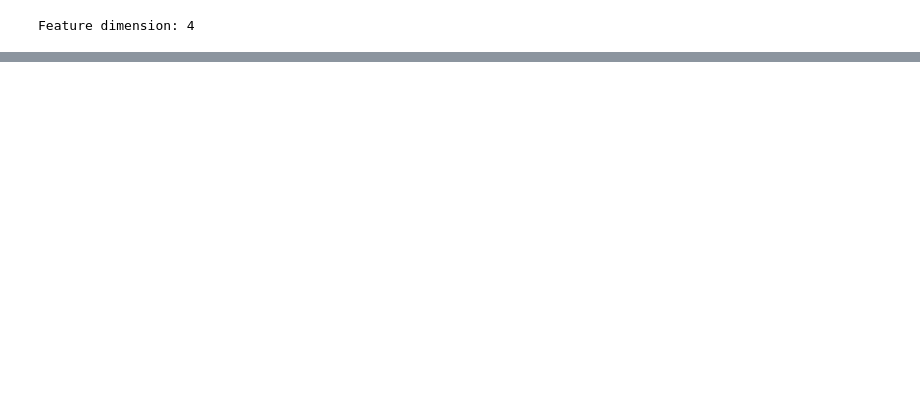
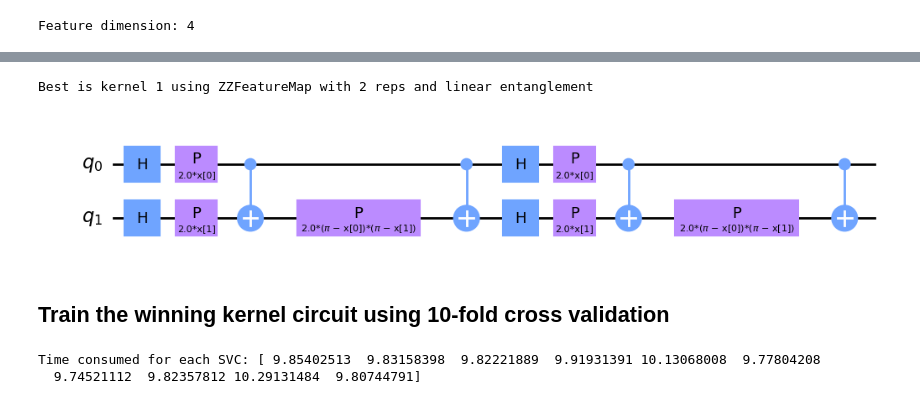
Before and after one commit to lukasbischof/qi-project, a Jupyter notebook: qsvm_vlds.ipynb, the cells around one changed output, grey strips where cells are left out. Saved outputs shown, nothing was run; the diff lists cells and outputs as text; code cells hidden in the pictures; blank space fills up the shorter version.

```diff
--- a/qsvm_vlds.ipynb
+++ b/qsvm_vlds.ipynb
@@ -25,6 +38,9 @@ print(f"Feature dimension: {feature_dimension}")
 Feature dimension: 4
 # %%
 # Split the data into training and test sets
+all_features = df.copy()
+all_labels = all_features.pop('label')
+
 train = df.sample(frac=0.75, random_state=42)
 test = df.drop(train.index)
 
@@ -37,8 +57,3 @@ test_labels = test_features.pop('label')
 # %%
 algorithm_globals.random_seed = 42
 quantum_instance = QuantumInstance(Aer.get_backend("aer_simulator"), shots=1024)
-# %%
-feature_map = ZZFeatureMap(feature_dimension=feature_dimension, reps=2, entanglement='linear')
-kernel = QuantumKernel(feature_map=feature_map, quantum_instance=quantum_instance)
-# kernel = FidelityQuantumKernel(fidelity=ComputeUncompute(sampler=Sampler()))
-svc = SVC(kernel=kernel.evaluate)
@@ -50,0 +97,6 @@ QSVM score: 0.68
+# %%
+svc = SVC(C=0.001)
+search = RandomizedSearchCV(svc, cv=10, n_iter=16, n_jobs=-1, refit=True,
+                            param_distributions={'kernel': [kernel.evaluate for kernel in kernels]})
+# search.fit(train_features, train_labels)
+search.fit(all_features, all_labels)
@@ -50,0 +111,10 @@ QSVM score: 0.68
+# %%
+best_kernel = search.best_params_['kernel'].__self__
+print(f"Best is kernel {kernels.index(best_kernel)} using {best_kernel.feature_map.__class__.__name__} with {best_kernel.feature_map.reps} reps and {best_kernel.feature_map.entanglement} entanglement")
+svc = search.best_estimator_
+best_kernel.feature_map.decompose().draw(output='mpl')
+# %% [output]
+Best is kernel 1 using ZZFeatureMap with 2 reps and linear entanglement
+[figure, added]
+# %% [markdown]
+## Train the winning kernel circuit using 10-fold cross validation
@@ -50,0 +126,7 @@ QSVM score: 0.68
+# %%
+resulting_models = results['estimator']
+total_times = results['fit_time'] + results['score_time']
+print(f"Time consumed for each SVC: {total_times}")
+# %% [output]
+Time consumed for each SVC: [ 9.85402513  9.83158398  9.82221889  9.91931391 10.13068008  9.77804208
+  9.74521112  9.82357812 10.29131484  9.80744791]
```
Also changed, not shown: parts of 22 cells of this notebook, 2 other files.
